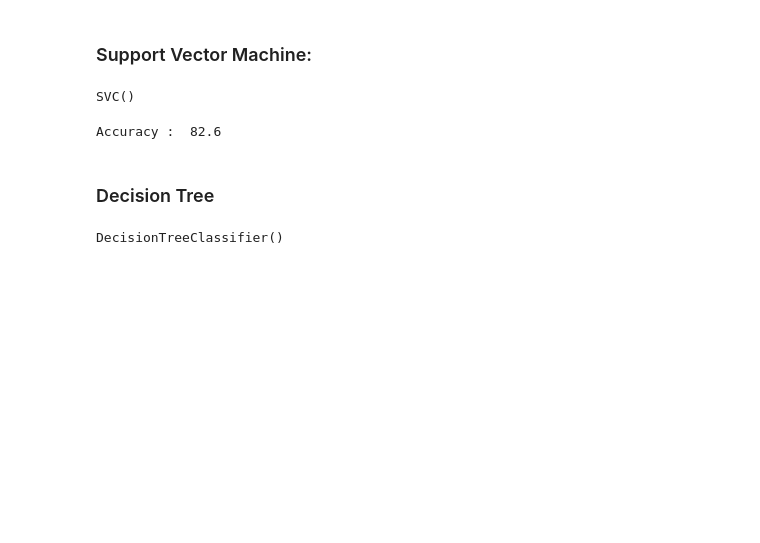
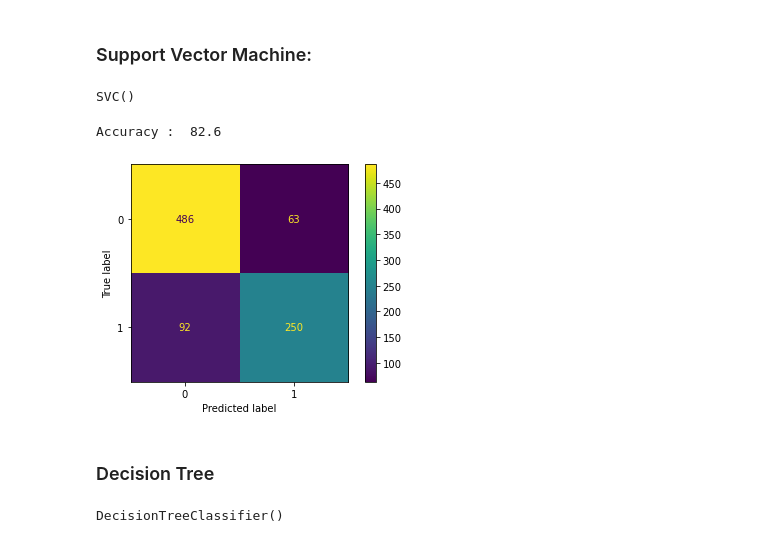
Before and after one commit to samiurprapon/AlmightyTitanic, a Jupyter notebook: Main.ipynb, the cells around one changed output. Saved outputs shown, nothing was run; the diff lists cells and outputs as text; code cells hidden in the pictures; blank space fills up the shorter version.

```diff
--- a/Main.ipynb
+++ b/Main.ipynb
@@ -485,3 +511,9 @@ Accuracy :  82.6
+# %%
+# plotting the confusion matrix
+plot_confusion_matrix(support_vector_machine, X_train, Y_train)
+plt.show()
+# %% [output]
+[figure, added]
 # %% [markdown]
 ### Decision Tree
 # %%
```
Also changed, not shown: parts of 14 cells of this notebook.
